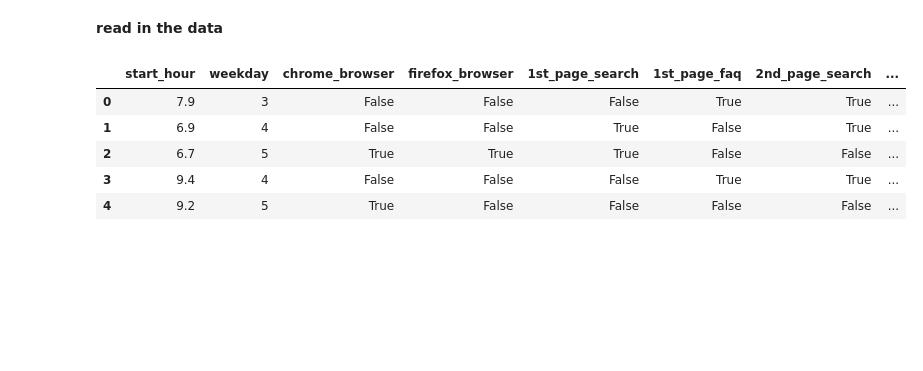
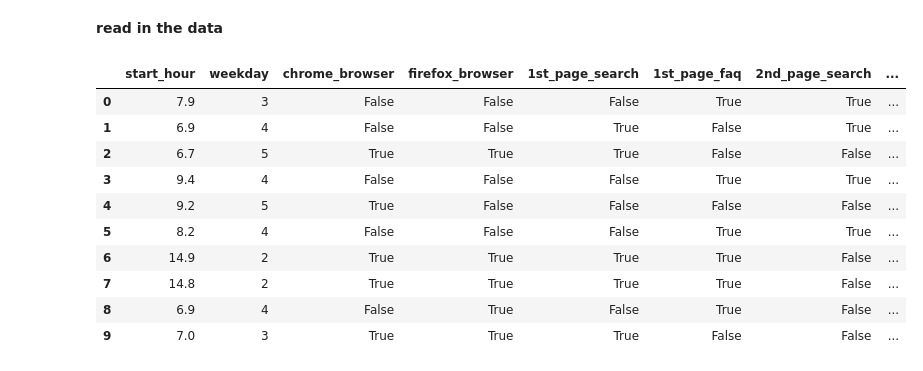
Before and after one commit to paulo-metrostar/intro-clf-trees, a Jupyter notebook: 2.1-understanding-decision-tree-classification.ipynb, the cells around one changed output. Drawn from its saved outputs; the diff is of its cells as text; code cells hidden in the pictures; blank space fills up the shorter version.

```diff
--- a/2.1-understanding-decision-tree-classification.ipynb
+++ b/2.1-understanding-decision-tree-classification.ipynb
@@ -47,18 +52,23 @@ from sklearn.tree import DecisionTreeClassifier
 # %%
 # declare the path to the data
 file_path = 'data/example-web-session-data.csv'
 # handle os differences in slashes
 file_path = Path(file_path)
 # read the data into a dataframe
 web_sesh_df = pd.read_csv(file_path)
 # display the head of the data frame
-web_sesh_df.head()
+web_sesh_df.head(10)
 # %% [output]
 |  | start_hour | weekday | chrome_browser | firefox_browser | 1st_page_search | 1st_page_faq | 2nd_page_search | ... |
 | 0 | 7.9 | 3 | False | False | False | True | True | ... |
 | 1 | 6.9 | 4 | False | False | True | False | True | ... |
 | 2 | 6.7 | 5 | True | True | True | False | False | ... |
 | 3 | 9.4 | 4 | False | False | False | True | True | ... |
 | 4 | 9.2 | 5 | True | False | False | False | False | ... |
+| 5 | 8.2 | 4 | False | False | False | True | True | ... |
+| 6 | 14.9 | 2 | True | True | True | True | False | ... |
+| 7 | 14.8 | 2 | True | True | True | True | False | ... |
+| 8 | 6.9 | 4 | False | True | False | True | False | ... |
+| 9 | 7.0 | 3 | True | True | True | False | False | ... |
 # %% [markdown]
 ### About the data
```
Also changed, not shown: parts of 16 cells of this notebook, 2 other files.
